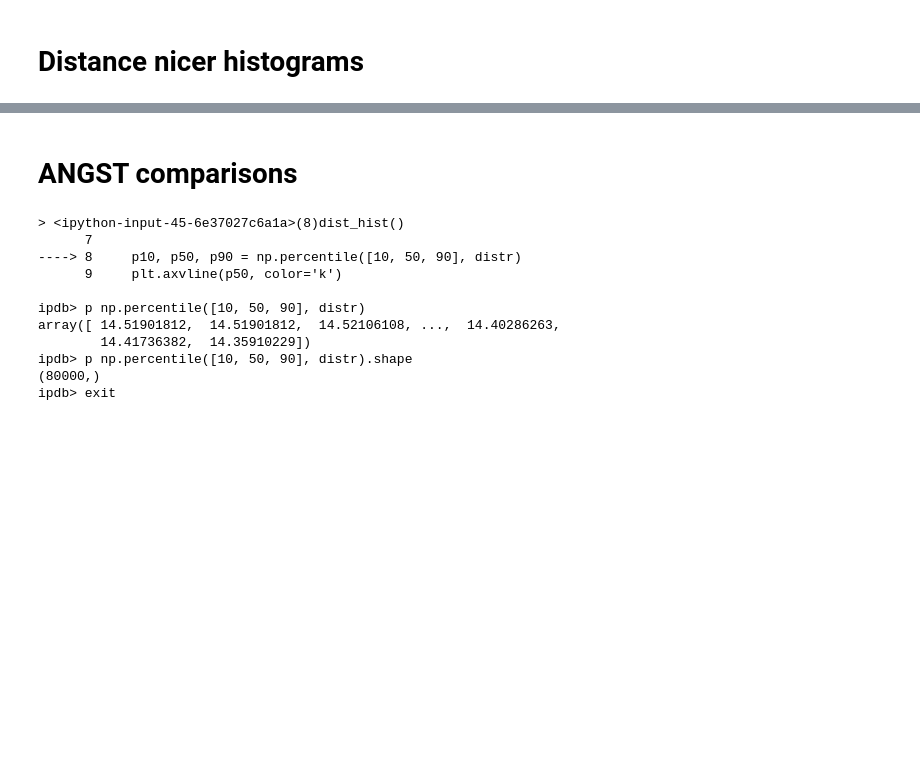
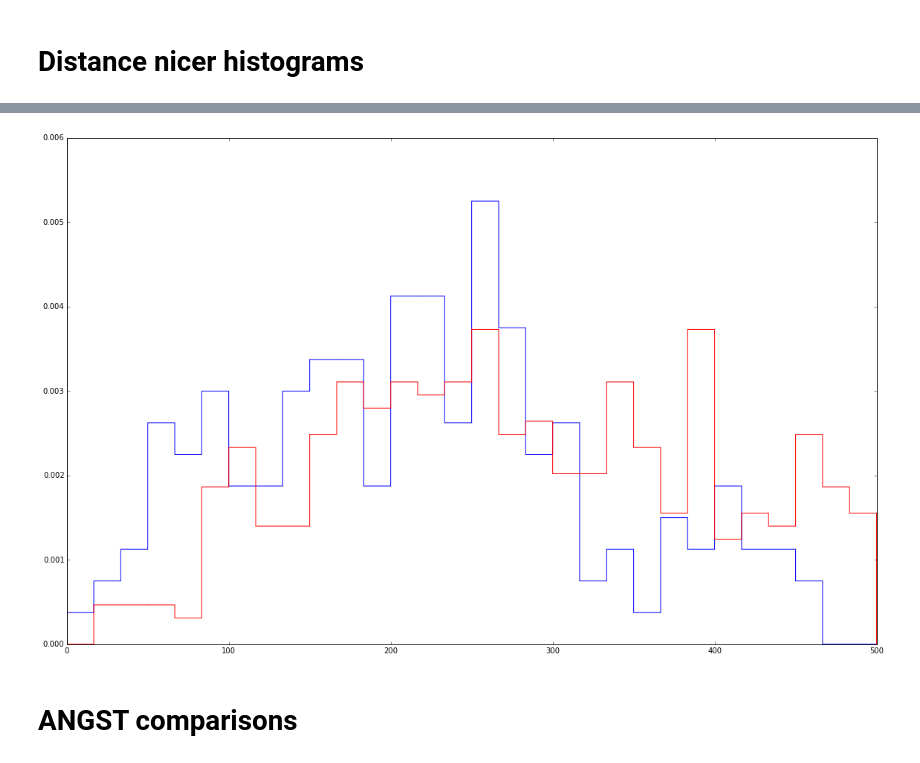
Before and after one commit to eteq/piscdwarfs_hst, a Jupyter notebook: MCMC Distance and ANGST comparisons.ipynb, the cells around one changed output, grey strips where cells are left out. Cells and saved outputs as stored; diff of their text form; code cells hidden in the pictures; blank space fills up the shorter version.

```diff
--- a/MCMC Distance and ANGST comparisons.ipynb
+++ b/MCMC Distance and ANGST comparisons.ipynb
@@ -338,0 +370,6 @@ Optimization terminated successfully.
+# %%
+plotting.hist(dpx_dwarf[bluemsk], bins=30, normed=True, color='b', histtype='step', range=(0,500))
+plotting.hist(dpx_dwarf[redmsk], bins=30, normed=True, color='r', histtype='step', range=(0,500))
+plt.tight_layout()
+# %% [output]
+[figure, added]
@@ -339,16 +382,2 @@ Optimization terminated successfully.
 # %% [markdown]
 # ANGST comparisons
-# %%
-debug
-# %% [output]
-> <ipython-input-45-6e37027c6a1a>(8)dist_hist()
-      7
-----> 8     p10, p50, p90 = np.percentile([10, 50, 90], distr)
-      9     plt.axvline(p50, color='k')
-
-ipdb> p np.percentile([10, 50, 90], distr)
-array([ 14.51901812,  14.51901812,  14.52106108, ...,  14.40286263,
-        14.41736382,  14.35910229])
-ipdb> p np.percentile([10, 50, 90], distr).shape
-(80000,)
-ipdb> exit
```
Also changed, not shown: parts of 8 cells of this notebook, 4 other files.
